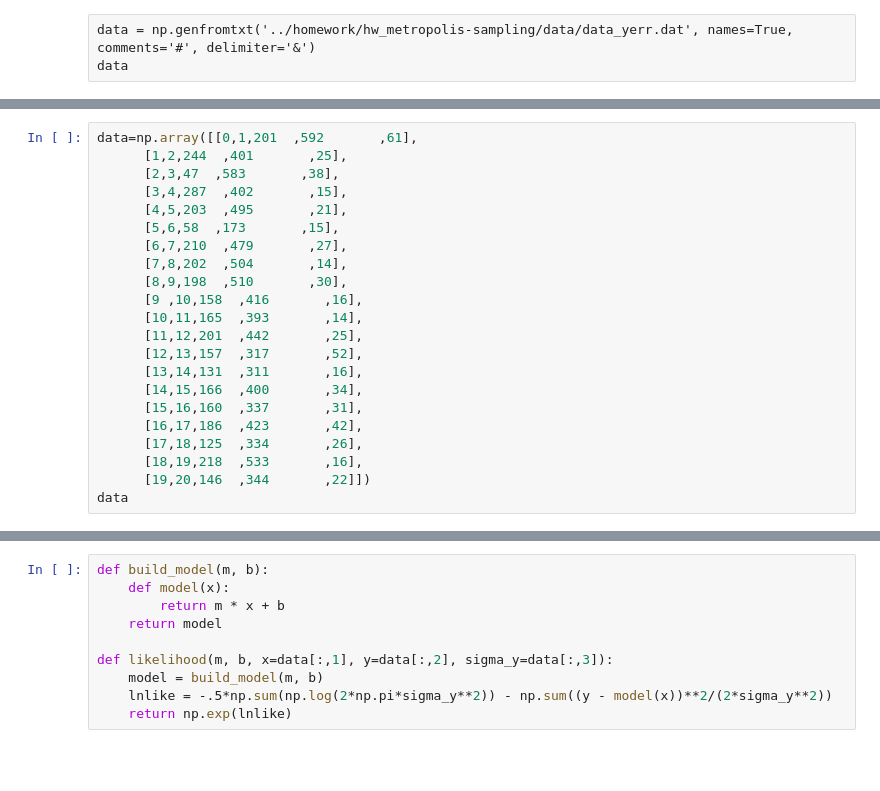
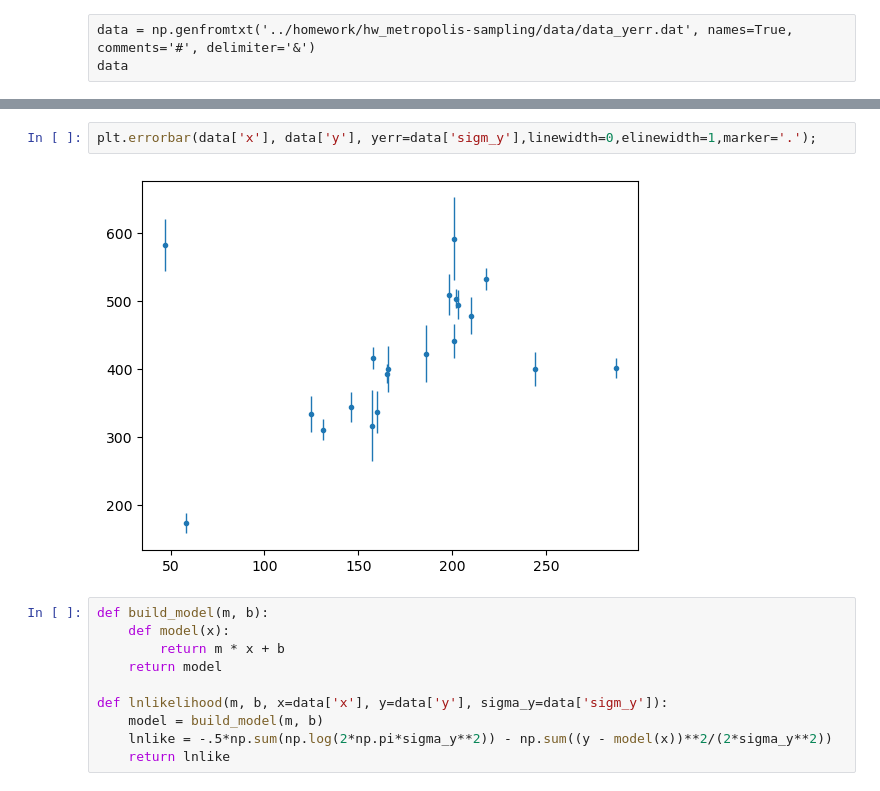
Before and after one commit to wrighj26/scicomp2_F25_wright, a Jupyter notebook: my_work/HW4_Julia_Wright.ipynb, the cells around one changed output, grey strips where cells are left out. Saved outputs shown, nothing was run; the diff lists cells and outputs as text; blank space fills up the shorter version.

```diff
--- a/my_work/HW4_Julia_Wright.ipynb
+++ b/my_work/HW4_Julia_Wright.ipynb
@@ -60,22 +56,0 @@ data.type
-# %%
-data=np.array([[0,1,201  ,592       ,61],
-      [1,2,244  ,401       ,25],
-      [2,3,47  ,583       ,38],
-      [3,4,287  ,402       ,15],
-      [4,5,203  ,495       ,21],
-      [5,6,58  ,173       ,15],
-      [6,7,210  ,479       ,27],
-      [7,8,202  ,504       ,14],
-      [8,9,198  ,510       ,30],
-      [9 ,10,158  ,416       ,16],
-      [10,11,165  ,393       ,14],
-      [11,12,201  ,442       ,25],
-      [12,13,157  ,317       ,52],
-      [13,14,131  ,311       ,16],
-      [14,15,166  ,400       ,34],
-      [15,16,160  ,337       ,31],
-      [16,17,186  ,423       ,42],
-      [17,18,125  ,334       ,26],
-      [18,19,218  ,533       ,16],
-      [19,20,146  ,344       ,22]])
-data
@@ -103,11 +57,15 @@ array([[  0,   1, 201, 592,  61],
+# %%
+plt.errorbar(data['x'], data['y'], yerr=data['sigm_y'],linewidth=0,elinewidth=1,marker='.');
+# %% [output]
+[figure, added]
 # %%
 def build_model(m, b):
     def model(x):
         return m * x + b
     return model
 
-def likelihood(m, b, x=data[:,1], y=data[:,2], sigma_y=data[:,3]):
+def lnlikelihood(m, b, x=data['x'], y=data['y'], sigma_y=data['sigm_y']):
     model = build_model(m, b)
     lnlike = -.5*np.sum(np.log(2*np.pi*sigma_y**2)) - np.sum((y - model(x))**2/(2*sigma_y**2))
-    return np.exp(lnlike)
+    return lnlike
 # %%
```
Also changed, not shown: parts of 27 cells of this notebook, 26 other files.
